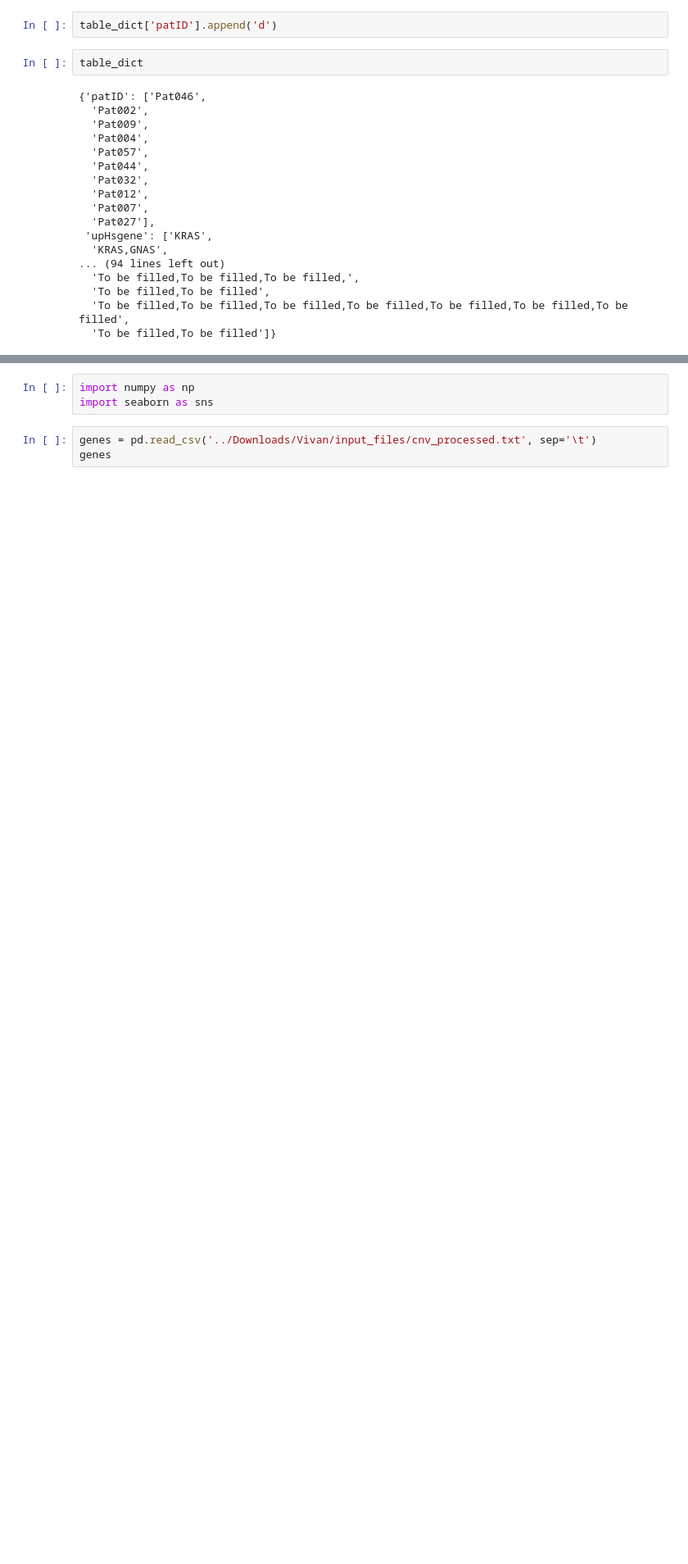
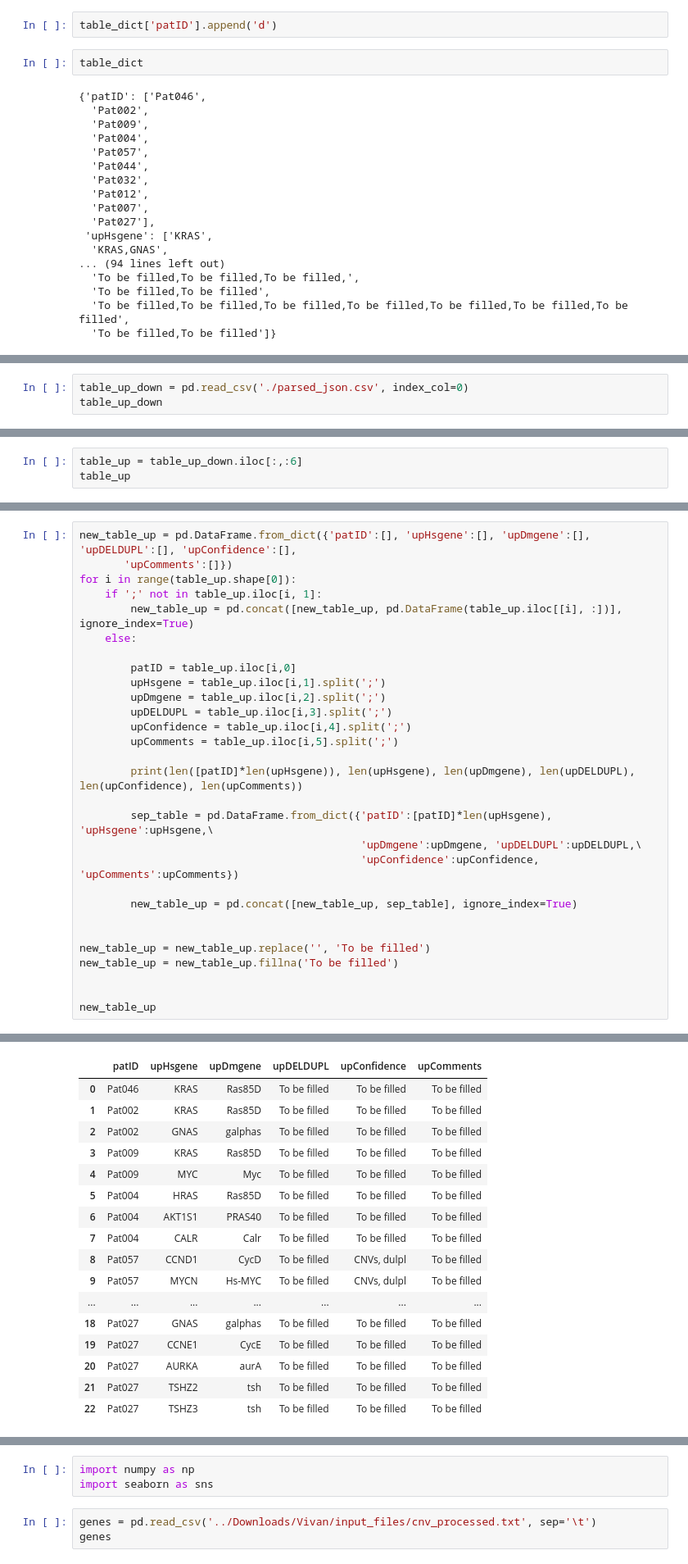
Before and after one commit to OlgaGaGaga/VivanChallenge, a Jupyter notebook: LookOnData.ipynb, the cells around one changed output, grey strips where cells are left out. Shown at 82% size. Saved outputs shown, nothing was run; the diff lists cells and outputs as text; blank space fills up the shorter version.

```diff
--- a/LookOnData.ipynb
+++ b/LookOnData.ipynb
@@ -166,0 +167,3 @@ table.to_csv('../Downloads/Vivan/parsed_json.csv')
+# %%
+table_up_down = pd.read_csv('./parsed_json.csv', index_col=0)
+table_up_down
@@ -166,0 +182,3 @@ table.to_csv('../Downloads/Vivan/parsed_json.csv')
+# %%
+table_up = table_up_down.iloc[:,:6]
+table_up
@@ -166,0 +218,30 @@ table.to_csv('../Downloads/Vivan/parsed_json.csv')
+# %%
+new_table_up = pd.DataFrame.from_dict({'patID':[], 'upHsgene':[], 'upDmgene':[], 'upDELDUPL':[], 'upConfidence':[],
+       'upComments':[]})
+for i in range(table_up.shape[0]):
+    if ';' not in table_up.iloc[i, 1]:
+        new_table_up = pd.concat([new_table_up, pd.DataFrame(table_up.iloc[[i], :])], ignore_index=True)
+    else:
+
+        patID = table_up.iloc[i,0]
+        upHsgene = table_up.iloc[i,1].split(';')
+        upDmgene = table_up.iloc[i,2].split(';')
+        upDELDUPL = table_up.iloc[i,3].split(';')
+        upConfidence = table_up.iloc[i,4].split(';')
+        upComments = table_up.iloc[i,5].split(';')
+
+        print(len([patID]*len(upHsgene)), len(upHsgene), len(upDmgene), len(upDELDUPL), len(upConfidence), len(upComments))
+
+        sep_table = pd.DataFrame.from_dict({'patID':[patID]*len(upHsgene), 'upHsgene':upHsgene,\
+                                            'upDmgene':upDmgene, 'upDELDUPL':upDELDUPL,\
+                                            'upConfidence':upConfidence, 'upComments':upComments})
+
+        new_table_up = pd.concat([new_table_up, sep_table], ignore_index=True)
+
+
+new_table_up = new_table_up.replace('', 'To be filled')
+new_table_up = new_table_up.fillna('To be filled')
+
+
+new_table_up
+# %% [output]
@@ -166,0 +253,17 @@ table.to_csv('../Downloads/Vivan/parsed_json.csv')
+|  | patID | upHsgene | upDmgene | upDELDUPL | upConfidence | upComments |
+| 0 | Pat046 | KRAS | Ras85D | To be filled | To be filled | To be filled |
+| 1 | Pat002 | KRAS | Ras85D | To be filled | To be filled | To be filled |
+| 2 | Pat002 | GNAS | galphas | To be filled | To be filled | To be filled |
+| 3 | Pat009 | KRAS | Ras85D | To be filled | To be filled | To be filled |
+| 4 | Pat009 | MYC | Myc | To be filled | To be filled | To be filled |
+| 5 | Pat004 | HRAS | Ras85D | To be filled | To be filled | To be filled |
+| 6 | Pat004 | AKT1S1 | PRAS40 | To be filled | To be filled | To be filled |
+| 7 | Pat004 | CALR | Calr | To be filled | To be filled | To be filled |
+| 8 | Pat057 | CCND1 | CycD | To be filled | CNVs, dulpl | To be filled |
+| 9 | Pat057 | MYCN | Hs-MYC | To be filled | CNVs, dulpl | To be filled |
+| ... | ... | ... | ... | ... | ... | ... |
+| 18 | Pat027 | GNAS | galphas | To be filled | To be filled | To be filled |
+| 19 | Pat027 | CCNE1 | CycE | To be filled | To be filled | To be filled |
+| 20 | Pat027 | AURKA | aurA | To be filled | To be filled | To be filled |
+| 21 | Pat027 | TSHZ2 | tsh | To be filled | To be filled | To be filled |
+| 22 | Pat027 | TSHZ3 | tsh | To be filled | To be filled | To be filled |
```
Also changed, not shown: parts of 11 cells of this notebook, 4 other files.
